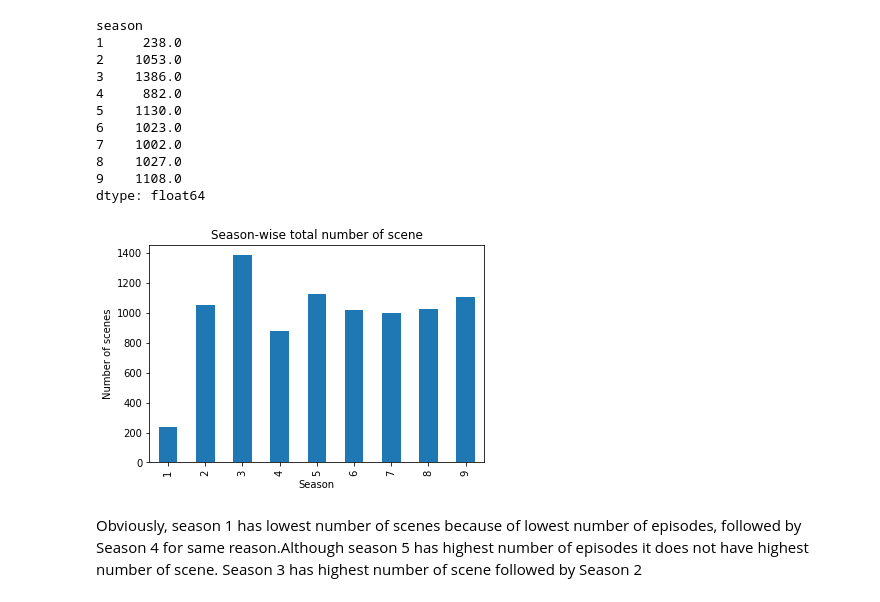
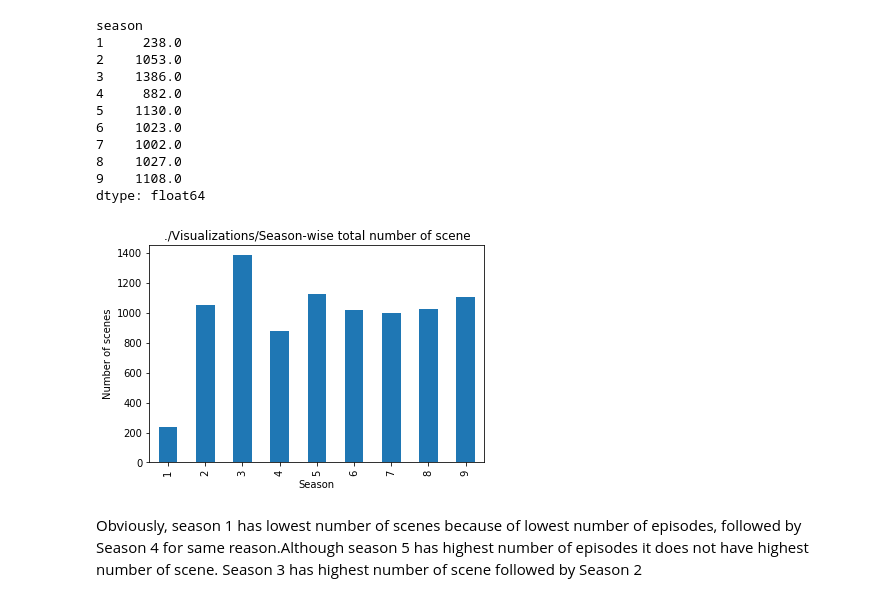
Before and after one commit to rameez471/The-Office-Dataset, a Jupyter notebook: EDA.ipynb, the cells around one changed output. Drawn from its saved outputs; the diff is of its cells as text; code cells hidden in the pictures.

```diff
--- a/EDA.ipynb
+++ b/EDA.ipynb
@@ -280,12 +280,12 @@ dtype: float64
 # %%
 df_scene_total.plot(kind='bar')
 plt.xlabel('Season')
 plt.ylabel('Number of scenes')
 plt.savefig('Scenes vs Season.png')
-plt.title('Season-wise total number of scene')
+plt.title('./Visualizations/Season-wise total number of scene')
 plt.show()
 # %% [output]
-[figure, old version]
+[figure, new version]
 # %% [markdown]
 Obviously, season 1 has lowest number of scenes because of lowest number of episodes, followed by Season 4 for same reason.Although season 5 has highest number of episodes it does not have highest number of scene. Season 3 has highest number of scene followed by Season 2
 # %% [markdown]
```
Also changed, not shown: parts of 39 cells of this notebook, 8 other files.
